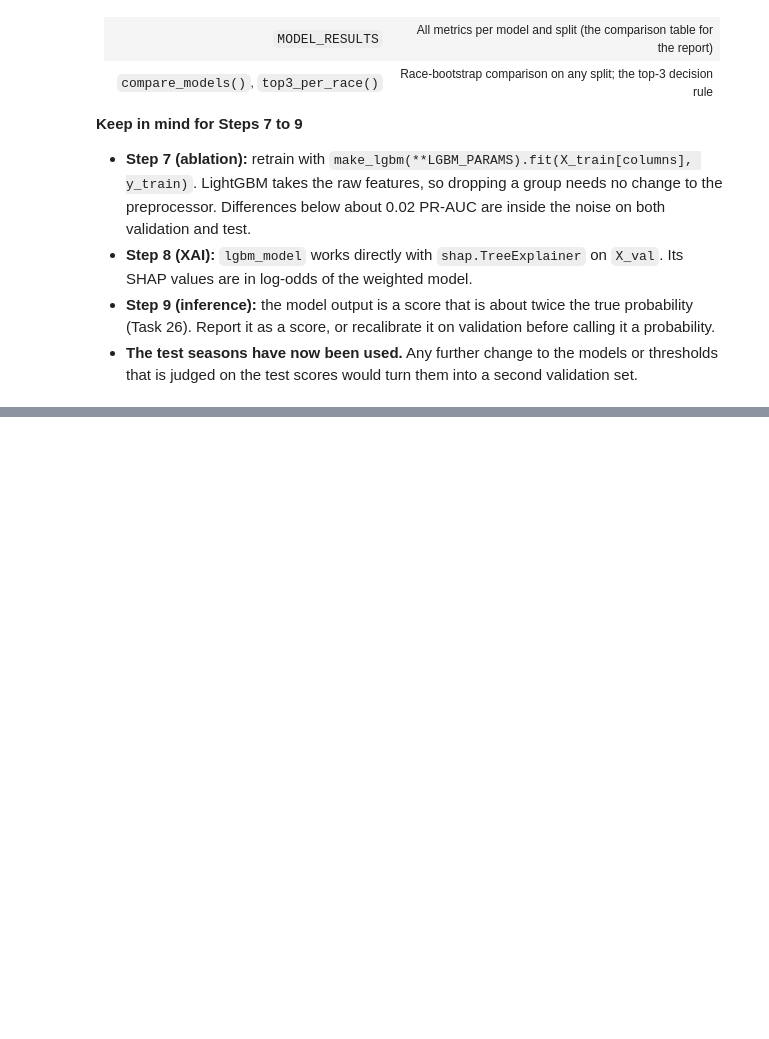
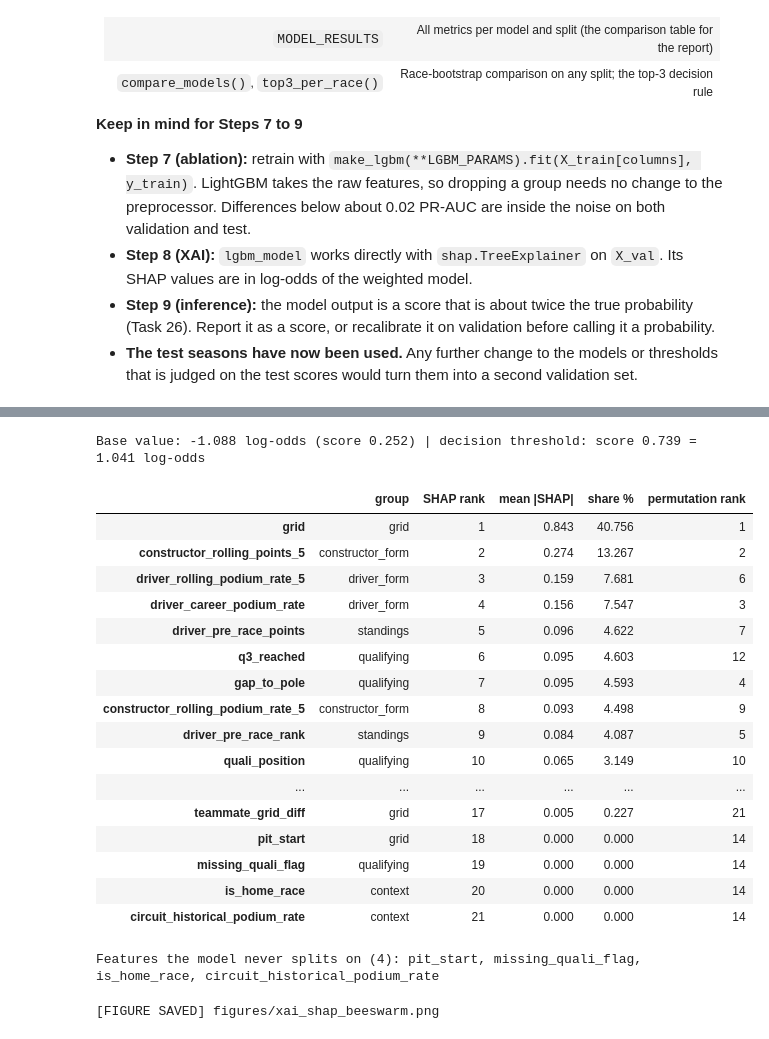
Before and after one commit to Abdel-RahmanIII/Formula-1, a Jupyter notebook: formula-1.ipynb, the cells around one changed output, grey strips where cells are left out. Cells and saved outputs as stored; diff of their text form; code cells hidden in the pictures; blank space fills up the shorter version.

```diff
--- a/formula-1.ipynb
+++ b/formula-1.ipynb
@@ -3400,0 +3792,51 @@ The untuned logistic regression is level with the forest and LightGBM and slight
+# %%
+# Task 33.1: SHAP values of the selected model on the validation seasons
+explainer = shap.TreeExplainer(lgbm_model)
+shap_val = explainer(X_val)
+if shap_val.values.ndim == 3:   # older SHAP versions return one slice per class; keep the podium class
+    shap_val = shap_val[:, :, 1]
+
+# SHAP is exact for trees: base value + contributions = the model output in log-odds, for every row
+raw_scores = lgbm_model.predict(X_val, raw_score=True)
+assert np.allclose(shap_val.base_values + shap_val.values.sum(axis=1), raw_scores, atol=1e-6)
+assert np.allclose(1 / (1 + np.exp(-raw_scores)), val_scores[LGBM])
+print(f"Base value: {float(np.ravel(shap_val.base_values)[0]):.3f} log-odds (score {1 / (1 + np.exp(-float(np.ravel(shap_val.base_values)[0]))):.3f}) | "
+      f"decision threshold: score {THRESHOLDS[LGBM]:.3f} = {np.log(THRESHOLDS[LGBM] / (1 - THRESHOLDS[LGBM])):.3f} log-odds")
+
+shap_importance = pd.DataFrame({"group": pd.Series(FEATURE_TO_GROUP), "mean |SHAP|": pd.Series(np.abs(shap_val.values).mean(axis=0), index=FEATURE_COLUMNS)})
+shap_importance["share %"] = shap_importance["mean |SHAP|"] / shap_importance["mean |SHAP|"].sum() * 100
+shap_importance["permutation rank"] = feature_permutation["PR-AUC drop"].rank(ascending=False).astype(int)
+shap_importance = shap_importance.sort_values("mean |SHAP|", ascending=False)
+shap_importance.insert(1, "SHAP rank", range(1, len(shap_importance) + 1))
+display(shap_importance.round(3))
+
+UNUSED_FEATURES: List[str] = [col for col, n_splits in zip(FEATURE_COLUMNS, lgbm_model.feature_importances_) if n_splits == 0]
+print(f"Features the model never splits on ({len(UNUSED_FEATURES)}): {', '.join(UNUSED_FEATURES)}")
+# %% [output]
+Base value: -1.088 log-odds (score 0.252) | decision threshold: score 0.739 = 1.041 log-odds
+|  | group | SHAP rank | mean |SHAP| | share % | permutation rank |
+| grid | grid | 1 | 0.843 | 40.756 | 1 |
+| constructor_rolling_points_5 | constructor_form | 2 | 0.274 | 13.267 | 2 |
+| driver_rolling_podium_rate_5 | driver_form | 3 | 0.159 | 7.681 | 6 |
+| driver_career_podium_rate | driver_form | 4 | 0.156 | 7.547 | 3 |
+| driver_pre_race_points | standings | 5 | 0.096 | 4.622 | 7 |
+| q3_reached | qualifying | 6 | 0.095 | 4.603 | 12 |
+| gap_to_pole | qualifying | 7 | 0.095 | 4.593 | 4 |
+| constructor_rolling_podium_rate_5 | constructor_form | 8 | 0.093 | 4.498 | 9 |
+| driver_pre_race_rank | standings | 9 | 0.084 | 4.087 | 5 |
+| quali_position | qualifying | 10 | 0.065 | 3.149 | 10 |
+| ... | ... | ... | ... | ... | ... |
+| teammate_grid_diff | grid | 17 | 0.005 | 0.227 | 21 |
+| pit_start | grid | 18 | 0.000 | 0.000 | 14 |
+| missing_quali_flag | qualifying | 19 | 0.000 | 0.000 | 14 |
+| is_home_race | context | 20 | 0.000 | 0.000 | 14 |
+| circuit_historical_podium_rate | context | 21 | 0.000 | 0.000 | 14 |
+Features the model never splits on (4): pit_start, missing_quali_flag, is_home_race, circuit_historical_podium_rate
+# %%
+# Task 33.2: SHAP summary (beeswarm) plot
+shap.plots.beeswarm(shap_val, max_display=len(FEATURE_COLUMNS), show=False, plot_size=(11, 8.5))
+plt.gca().set(title=f"SHAP Values of {LGBM} on the Validation Seasons", xlabel="SHAP value (change in the log-odds of a podium)")
+save_fig("xai_shap_beeswarm")
+plt.show()
+# %% [output]
+[FIGURE SAVED] figures/xai_shap_beeswarm.png
```
Also changed, not shown: parts of 33 cells of this notebook, 11 other files.
